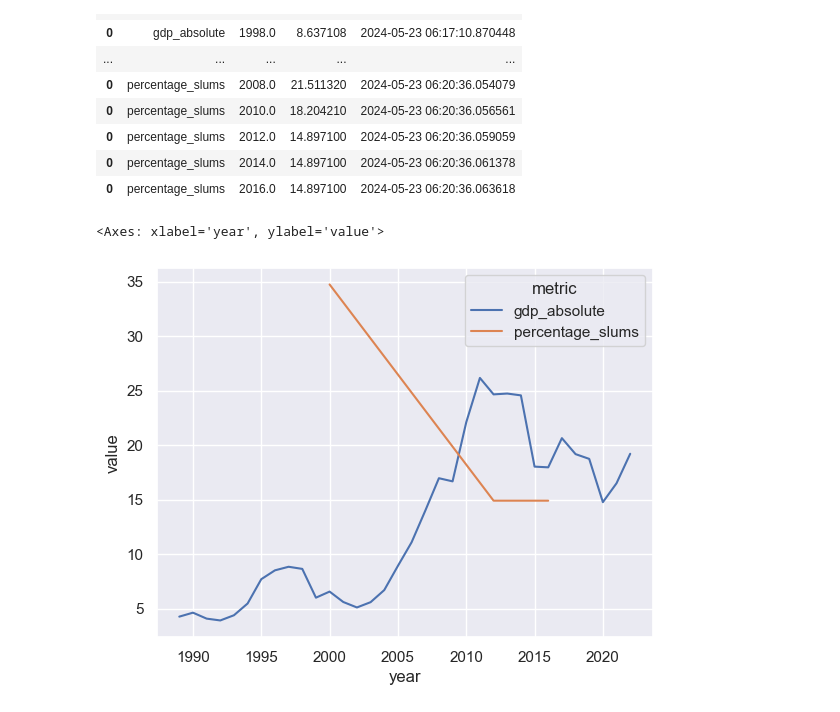
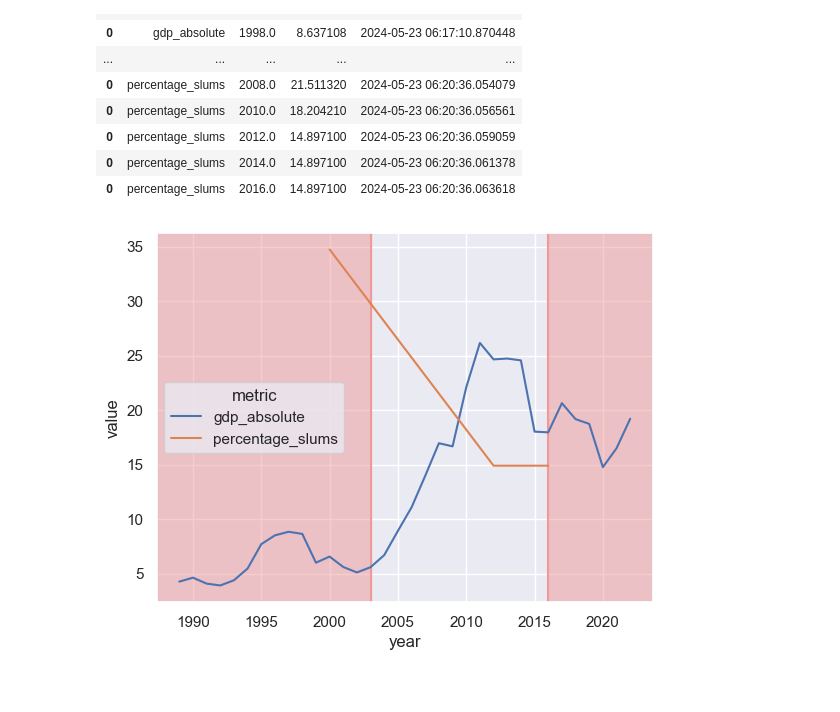
Before and after one commit to jeanCarloMachado/social_data_access, a Jupyter notebook: notebooks/slums.ipynb, the cells around one changed output. Drawn from its saved outputs; the diff is of its cells as text; code cells hidden in the pictures.

Commit message:
visualization

```diff
--- a/notebooks/slums.ipynb
+++ b/notebooks/slums.ipynb
@@ -72,11 +72,24 @@ df
 | 0 | percentage_slums | 2016.0 | 14.897100 | 2024-05-23 06:20:36.063618 |
 # %%
 import seaborn as sns
+import matplotlib.pyplot as plt
+
+x0= 2003
+x1= 2016
 sns.set_theme()
-sns.lineplot(data=df, x='year', y='value', hue='metric')
+p1 = plt.axvline(x=x0,color='#EF9A9A')
+p2 = plt.axvline(x=x1,color='#EF9A9A')
+
+
+ax = sns.lineplot(data=df, x='year', y='value', hue='metric')
+xlim = ax.get_xlim()
+ax.axvspan(xlim[0], x0, color='#EF9A9A', alpha=0.5)
+ax.axvspan(x1, xlim[1], color='#EF9A9A', alpha=0.5)
+#reset xlim
+ax.set_xlim(xlim)
+plt.show()
 # %% [output]
-<Axes: xlabel='year', ylabel='value'>
-[figure, old version]
+[figure, new version]
 # %%
 !pip install seaborn
 # %% [output]
```
Also changed, not shown: 1 other file.
